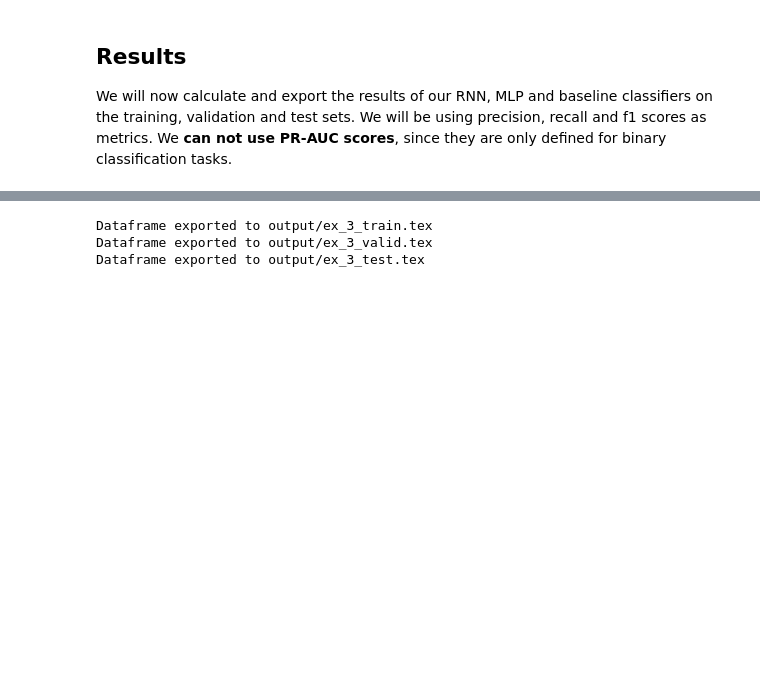
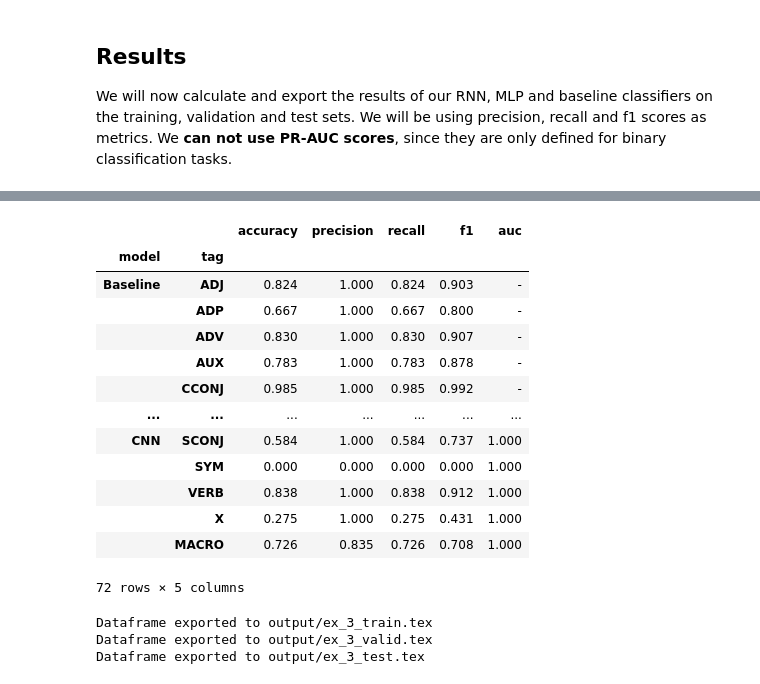
Before and after one commit to VassilisDrouzas/Natural-Language-Processing, a Jupyter notebook: cnn/ex3.ipynb, the cells around one changed output, grey strips where cells are left out. Drawn from its saved outputs; the diff is of its cells as text; code cells hidden in the pictures; blank space fills up the shorter version.

```diff
--- a/cnn/ex3.ipynb
+++ b/cnn/ex3.ipynb
@@ -892,7 +813,7 @@ Figured saved to output/ex_3_fit.png
 
 We will now calculate and export the results of our RNN, MLP and baseline classifiers on the training, validation and test sets. We will be using precision, recall and f1 scores as metrics. We **can not use PR-AUC scores**, since they are only defined for binary classification tasks.
 # %%
-base_res_df = tasks.util.stats_all_splits(
+base_res_df = tasks.util.get_statistics(
     base_cls,
     lambda x: np.array(x),
     x_base_train,
@@ -901,10 +822,11 @@ base_res_df = tasks.util.stats_all_splits(
     y_base_train,
     y_base_valid,
     y_base_test,
+    calculate_proba=False
 )
 base_res_df["model"] = "Baseline"
 # %%
-mlp_res_df = tasks.util.stats_all_splits(
+mlp_res_df = tasks.util.get_statistics(
     mlp,
     lambda x: lb_mlp.inverse_transform(x),
     x_train_mlp,
@@ -913,6 +835,7 @@ mlp_res_df = tasks.util.stats_all_splits(
     y_train_mlp,
     y_valid_mlp,
     y_test_mlp,
+    calculate_proba=True
 )
 mlp_res_df["model"] = "MLP"
 # %% [output]
@@ -922,5 +845,5 @@ mlp_res_df["model"] = "MLP"
 # %%
-rnn_res_df = tasks.util.stats_all_splits(
+rnn_res_df = tasks.util.get_statistics(
     rnn_model,
     lambda output: np.array([x.upper() for x in decode(tag_tokenizer, output)]),
     train_data,
@@ -929,6 +852,8 @@ rnn_res_df = tasks.util.stats_all_splits(
     y_train,
     y_valid,
     y_test,
+    calculate_proba=True,
+    time_distributed_func=lambda sequence: np.argmax(sequence, axis=2),
 )
 rnn_res_df["model"] = "RNN"
 # %% [output]
@@ -938,5 +864,5 @@ rnn_res_df["model"] = "RNN"
 # %%
-cnn_res_df = tasks.util.stats_all_splits(
+cnn_res_df = tasks.util.get_statistics(
     best_model,
     lambda output: np.array([x.upper() for x in decode(tag_tokenizer, output)]),
     train_data,
@@ -945,6 +871,8 @@ cnn_res_df = tasks.util.stats_all_splits(
     y_train,
     y_valid,
     y_test,
+    calculate_proba=True,
+    time_distributed_func=lambda sequence: np.argmax(sequence, axis=2),
 )
 cnn_res_df["model"] = "CNN"
 # %% [output]
@@ -983,3 +883,50 @@ final_train_df
+# %%
+def format_col(col: pd.Series):
+    return (
+        col.astype(str)
+        .str.replace("NaN", "0.0")
+        .apply(lambda x: f"{float(x):.3f}" if x != "-" else x)
+    )
+
+
+def format_df(df):
+    df = df.copy()
+
+    df.accuracy = format_col(df.accuracy)
+    df.precision = format_col(df.precision)
+    df.recall = format_col(df.recall)
+    df.f1 = format_col(df.f1)
+    df.auc = format_col(df.auc)
+
+    df = df.drop("split", axis=1)
+
+    df = df.set_index(["model", "tag"])
+
+    df = df.fillna(0.0)
+    return df
+
+
+final_df = pd.concat([base_res_df, mlp_res_df, rnn_res_df, cnn_res_df])
+
+final_train_df = format_df(final_df[final_df.split == "training"])
+final_valid_df = format_df(final_df[final_df.split == "validation"])
+final_test_df = format_df(final_df[final_df.split == "test"])
+final_test_df
+# %% [output]
+|  |  | accuracy | precision | recall | f1 | auc |
+| model | tag |  |  |  |  |  |
+| Baseline | ADJ | 0.824 | 1.000 | 0.824 | 0.903 | - |
+|  | ADP | 0.667 | 1.000 | 0.667 | 0.800 | - |
+|  | ADV | 0.830 | 1.000 | 0.830 | 0.907 | - |
+|  | AUX | 0.783 | 1.000 | 0.783 | 0.878 | - |
+|  | CCONJ | 0.985 | 1.000 | 0.985 | 0.992 | - |
+| ... | ... | ... | ... | ... | ... | ... |
+| CNN | SCONJ | 0.584 | 1.000 | 0.584 | 0.737 | 1.000 |
+|  | SYM | 0.000 | 0.000 | 0.000 | 0.000 | 1.000 |
+|  | VERB | 0.838 | 1.000 | 0.838 | 0.912 | 1.000 |
+|  | X | 0.275 | 1.000 | 0.275 | 0.431 | 1.000 |
+|  | MACRO | 0.726 | 0.835 | 0.726 | 0.708 | 1.000 |
+72 rows × 5 columns
 # %%
 def export_to_latex(
     df: pd.DataFrame, name: str, col_format:str, caption: str = None, index: bool = False
```
Also changed, not shown: parts of 20 cells of this notebook, 5 other files.
